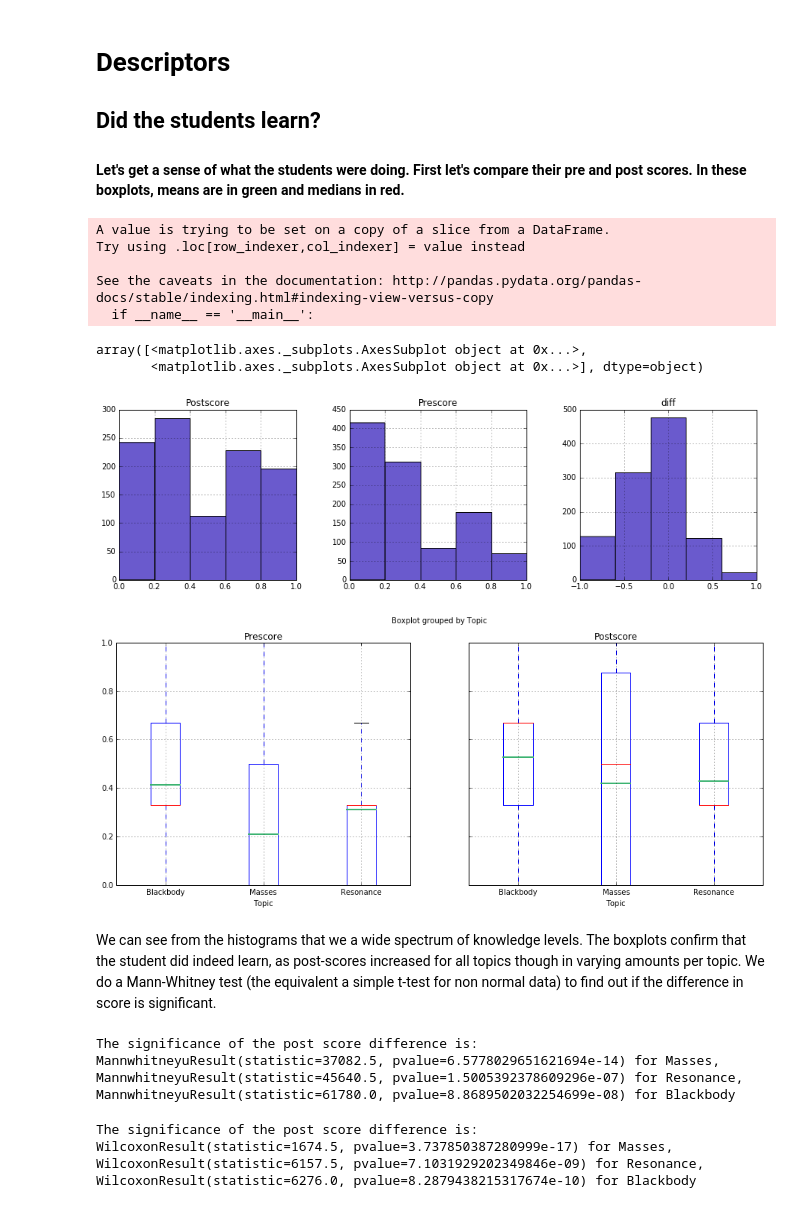
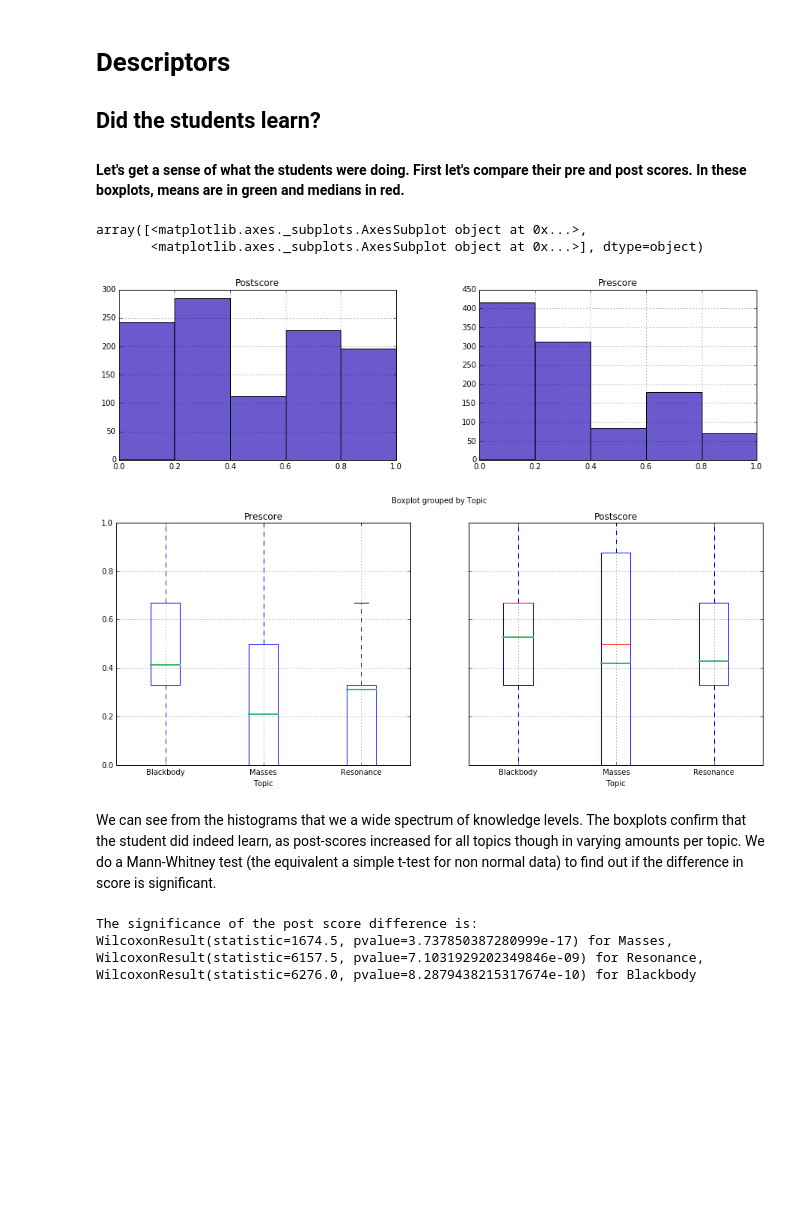
Before and after one commit to sperez8/Phet-log-analyzer, a Jupyter notebook: prereading/storyline_prereading.ipynb, the cells around one changed output. Drawn from its saved outputs; the diff is of its cells as text; code cells hidden in the pictures; blank space fills up the shorter version.

```diff
--- a/prereading/storyline_prereading.ipynb
+++ b/prereading/storyline_prereading.ipynb
@@ -112,6 +125,7 @@ df.head()
 for column in ['Prescore','Postscore','Clickerscore', 'Time on text','Time on PhET']:
     df[column] = pd.to_numeric(df[column],errors='coerce')
 df = df.fillna(np.nan)
+df = df.replace(to_replace='nan',value=np.nan)
 
 def transform_enjoy(response):
     response = str(response)
@@ -143,8 +157,7 @@ df.head()
 Unfortunately we have a lot of rows with missing data. If we remove them, we end up with almost half the dataset. We will use this dataset when looking at engagement.
 # %%
 df2 = df.dropna()
-df_score1 = df[['Prescore','Postscore','Topic','Clickerscore','Treatment']]
-df_score = df_score1.dropna()
-df_score.shape
-df2.shape, df.shape, df_score.shape
+df_score = df[['Prescore','Postscore','Topic','Clickerscore','Treatment']].dropna()
+df_time = df[['Time on PhET','Time on text','Topic','Treatment']].dropna()
+df2.shape, df.shape, df_score.shape, df_time.shape
 # %% [output]
@@ -166,36 +179,22 @@ df_score.describe()
 ## Did the students learn?
 #### Let's get a sense of what the students were doing. First let's compare their pre and post scores. In these boxplots, means are in green and medians in red.
 # %%
-df_score['diff'] = df['Prescore']-df['Postscore']
-df_score.hist(column=['Prescore','Postscore','diff'],bins=5, layout=(1,3),figsize=(15,4),color='slateblue')
+# df_score['diff'] = df['Prescore']-df['Postscore']
+# df_score.hist(column=['Prescore','Postscore','diff'],bins=5, layout=(1,3),figsize=(15,4),color='slateblue')
+# meanlineprops = dict(linestyle='-', linewidth=2, color='mediumseagreen')
+df_score.hist(column=['Prescore','Postscore'],bins=5, layout=(1,2),figsize=(15,4),color='slateblue')
 meanlineprops = dict(linestyle='-', linewidth=2, color='mediumseagreen')
 df.boxplot(by='Topic',
                 column=['Prescore','Postscore'],
                 figsize=(15,6),
                 meanprops=meanlineprops, meanline=True, showmeans=True)
 # %% [output]
-A value is trying to be set on a copy of a slice from a DataFrame.
-Try using .loc[row_indexer,col_indexer] = value instead
-
-See the caveats in the documentation: http://pandas.pydata.org/pandas-docs/stable/indexing.html#indexing-view-versus-copy
-  if __name__ == '__main__':
+array([<matplotlib.axes._subplots.AxesSubplot object at 0x...>,
+       <matplotlib.axes._subplots.AxesSubplot object at 0x...>], dtype=object)
-array([<matplotlib.axes._subplots.AxesSubplot object at 0x...>,
-       <matplotlib.axes._subplots.AxesSubplot object at 0x...>], dtype=object)
-[figure, old version]
+[figure, new version]
 [figure]
 # %% [markdown]
 We can see from the histograms that we a wide spectrum of knowledge levels. The boxplots confirm that the student did indeed learn, as post-scores increased for all topics though in varying amounts per topic. We do a Mann-Whitney test (the equivalent a simple t-test for non normal data) to find out if the difference in score is significant.
-# %%
-from scipy.stats import mannwhitneyu
-m = mannwhitneyu(df_score[df_score['Topic']=='Masses']['Prescore'],df_score[df_score['Topic']=='Masses']['Postscore'])
-r = mannwhitneyu(df_score[df_score['Topic']=='Resonance']['Prescore'],df_score[df_score['Topic']=='Resonance']['Postscore'])
-b = mannwhitneyu(df_score[df_score['Topic']=='Blackbody']['Prescore'],df_score[df_score['Topic']=='Blackbody']['Postscore'])
-print("The significance of the post score difference is:\n{0} for Masses, \n{1} for Resonance, \n{2} for Blackbody".format(m,r,b))
-# %% [output]
-The significance of the post score difference is:
-MannwhitneyuResult(statistic=37082.5, pvalue=6.5778029651621694e-14) for Masses,
-MannwhitneyuResult(statistic=45640.5, pvalue=1.5005392378609296e-07) for Resonance,
-MannwhitneyuResult(statistic=61780.0, pvalue=8.8689502032254699e-08) for Blackbody
 # %%
 m = scipy.stats.wilcoxon(df_score[df_score['Topic']=='Masses']['Prescore'],df_score[df_score['Topic']=='Masses']['Postscore'])
 r = scipy.stats.wilcoxon(df_score[df_score['Topic']=='Resonance']['Prescore'],df_score[df_score['Topic']=='Resonance']['Postscore'])
```
Also changed, not shown: parts of 29 cells of this notebook.
